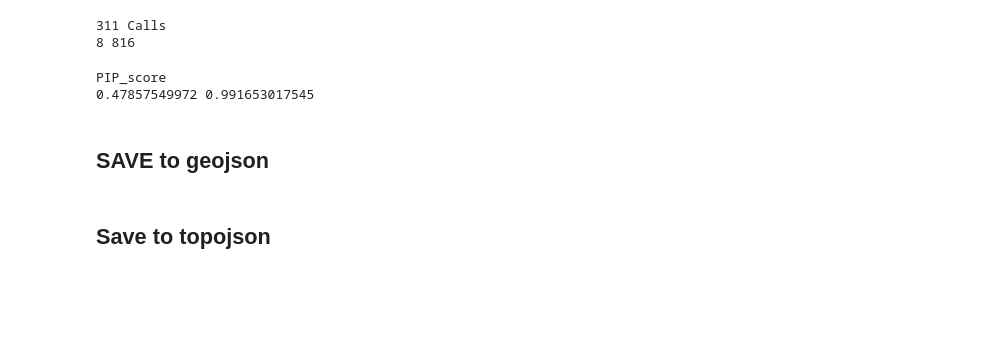
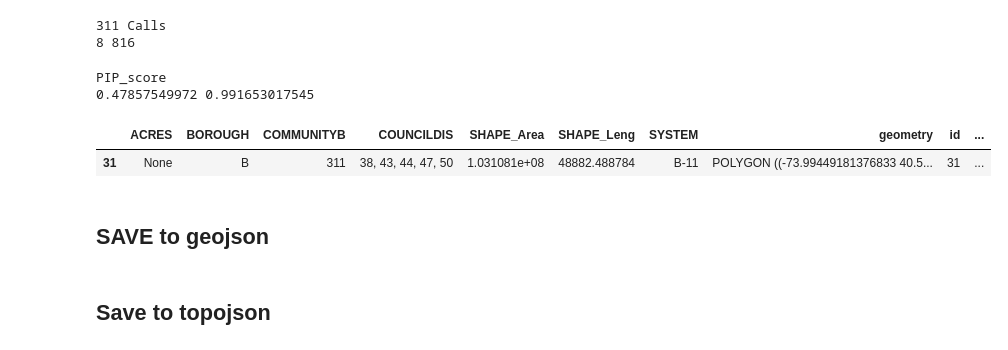
Before and after one commit to Casyfill/Parqa_tool, a Jupyter notebook: data_collection/parkDistricts.ipynb, the cells around one changed output. Cells and saved outputs as stored; diff of their text form; code cells hidden in the pictures; blank space fills up the shorter version.

```diff
--- a/data_collection/parkDistricts.ipynb
+++ b/data_collection/parkDistricts.ipynb
@@ -106,6 +106,11 @@ print distr3.PIPscore.min(), distr3.PIPscore.max()
 # %% [output]
 PIP_score
 0.47857549972 0.991653017545
+# %%
+distr3[distr3['SYSTEM']=='B-11']
+# %% [output]
+|  | ACRES | BOROUGH | COMMUNITYB | COUNCILDIS | SHAPE_Area | SHAPE_Leng | SYSTEM | geometry | id | ... |
+| 31 | None | B | 311 | 38, 43, 44, 47, 50 | 1.031081e+08 | 48882.488784 | B-11 | POLYGON ((-73.99449181376833 40.5... | 31 | ... |
 # %% [markdown]
 ## SAVE to geojson
 # %%
```
Also changed, not shown: 4 other files.
